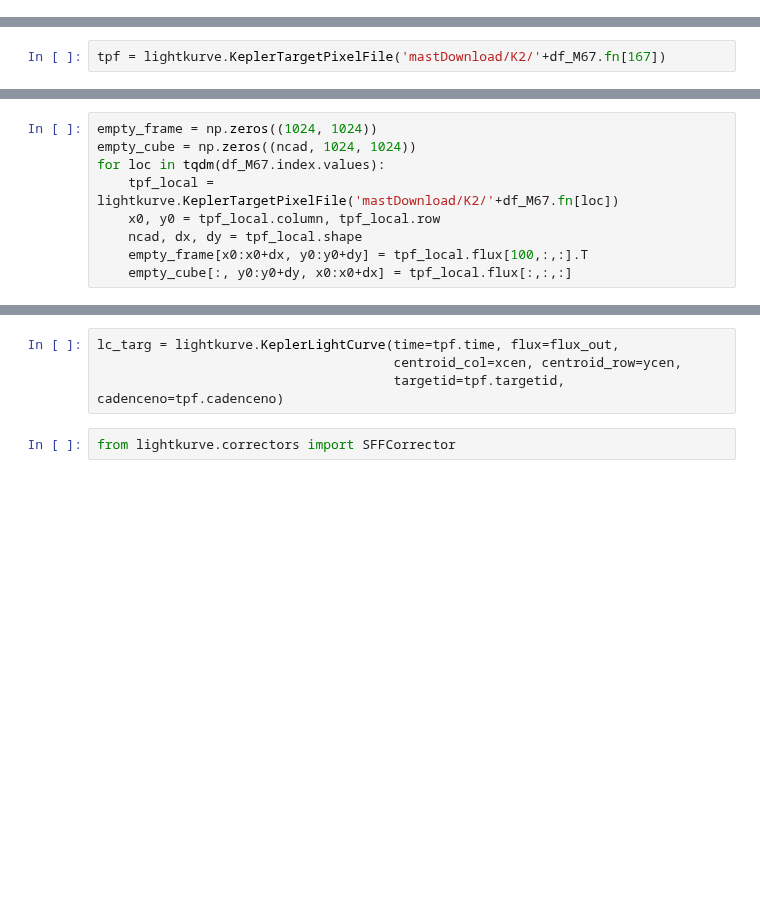
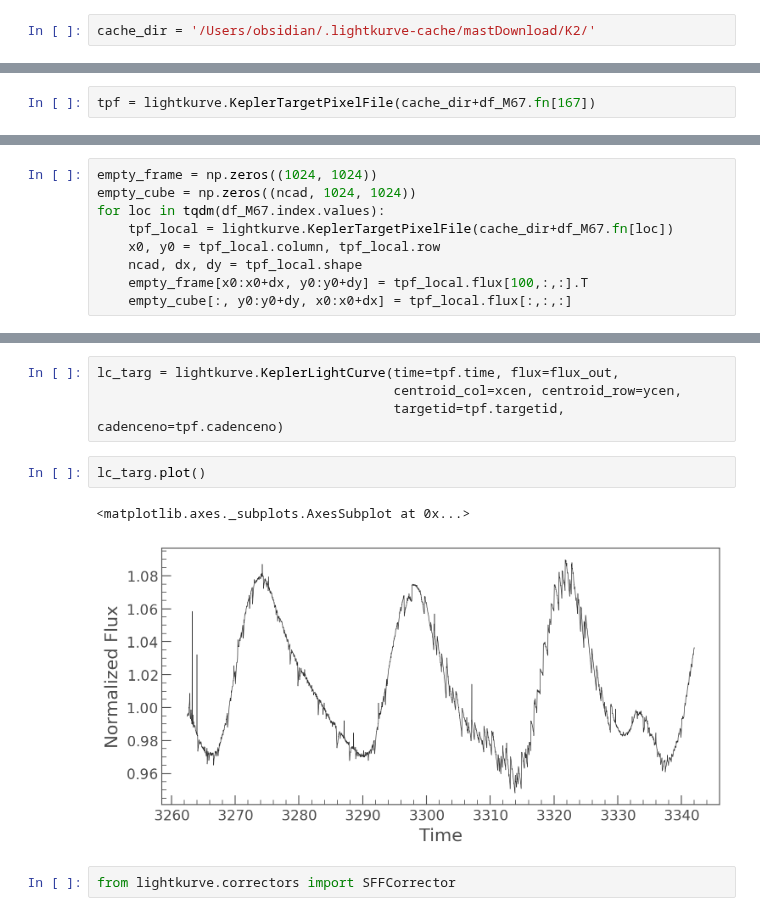
Before and after one commit to BrownDwarf/subsub, a Jupyter notebook: notebooks/K2_C16_M67_lightcurve_search.ipynb, the cells around one changed output, grey strips where cells are left out. Cells and saved outputs as stored; diff of their text form; blank space fills up the shorter version.

```diff
--- a/notebooks/K2_C16_M67_lightcurve_search.ipynb
+++ b/notebooks/K2_C16_M67_lightcurve_search.ipynb
@@ -73 +83,3 @@ from tqdm import tqdm_notebook as tqdm
+# %%
+cache_dir = '/Users/obsidian/.lightkurve-cache/mastDownload/K2/'
 # %%
@@ -115,5 +117,5 @@ df_M67[hit_list]
 # %%
-tpf = lightkurve.KeplerTargetPixelFile('mastDownload/K2/'+df_M67.fn[167])
+tpf = lightkurve.KeplerTargetPixelFile(cache_dir+df_M67.fn[167])
 # %%
 ncad, dx, dy = tpf.shape
 # %%
@@ -139,7 +145,7 @@ Let's make a **huge data cube** of all of M67!   This takes about 3 minutes...
 empty_frame = np.zeros((1024, 1024))
 empty_cube = np.zeros((ncad, 1024, 1024))
 for loc in tqdm(df_M67.index.values):
-    tpf_local = lightkurve.KeplerTargetPixelFile('mastDownload/K2/'+df_M67.fn[loc])
+    tpf_local = lightkurve.KeplerTargetPixelFile(cache_dir+df_M67.fn[loc])
     x0, y0 = tpf_local.column, tpf_local.row
     ncad, dx, dy = tpf_local.shape
     empty_frame[x0:x0+dx, y0:y0+dy] = tpf_local.flux[100,:,:].T
@@ -187,6 +191,11 @@ xcen, ycen = tpf.centroids()
 lc_targ = lightkurve.KeplerLightCurve(time=tpf.time, flux=flux_out,
                                       centroid_col=xcen, centroid_row=ycen,
                                       targetid=tpf.targetid, cadenceno=tpf.cadenceno)
+# %%
+lc_targ.plot()
+# %% [output]
+<matplotlib.axes._subplots.AxesSubplot at 0x...>
+[figure, added]
 # %%
 from lightkurve.correctors import SFFCorrector
 # %%
```
Also changed, not shown: parts of 18 cells of this notebook, 1 other file.
